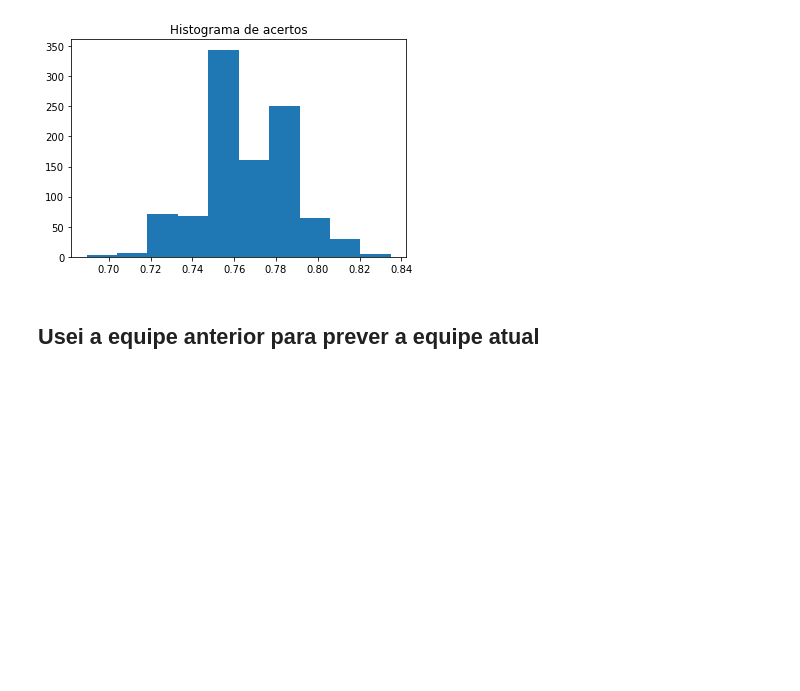
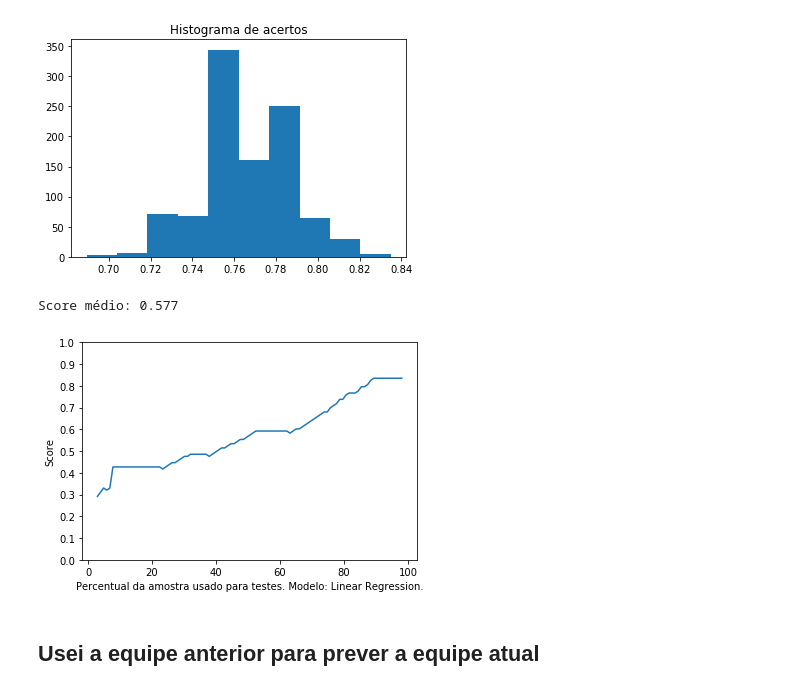
Before and after one commit to paulodt/TCC-PauloDeTarso, a Jupyter notebook: ClassificacaoTextos.ipynb, the cells around one changed output. Drawn from its saved outputs; the diff is of its cells as text; code cells hidden in the pictures; blank space fills up the shorter version.

```diff
--- a/ClassificacaoTextos.ipynb
+++ b/ClassificacaoTextos.ipynb
@@ -266,3 +286,13 @@ Score: 77.670%
+# %%
+print("Score médio: %.3f" % np.average([elt[1] for elt in scores]))
+plt.plot([elt[0] for elt in scores],[elt[1] for elt in scores])
+plt.xlabel("Percentual da amostra usado para testes. Modelo: Linear Regression.")
+plt.ylabel("Score")
+plt.yticks([elt/10 for elt in range(0,11,1)])
+plt.show()
+# %% [output]
+Score médio: 0.577
+[figure, added]
 # %% [markdown]
 ## Usei a equipe anterior para prever a equipe atual
 # %%
```
Also changed, not shown: parts of 3 cells of this notebook.
